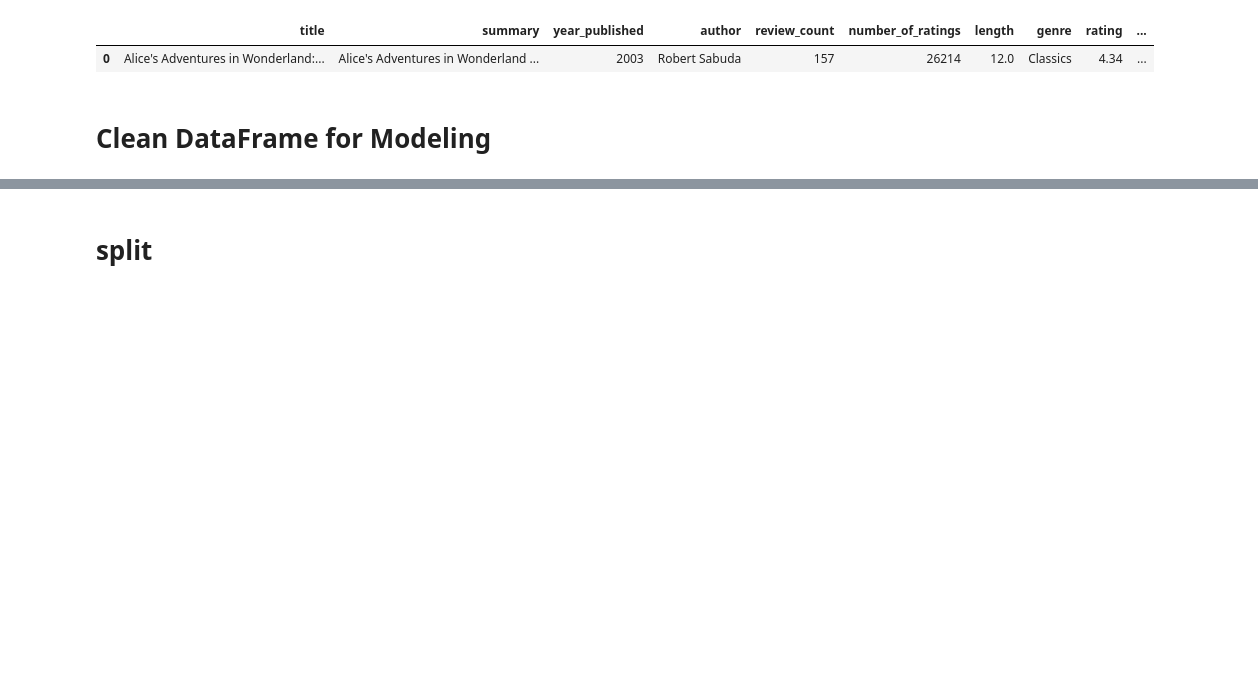
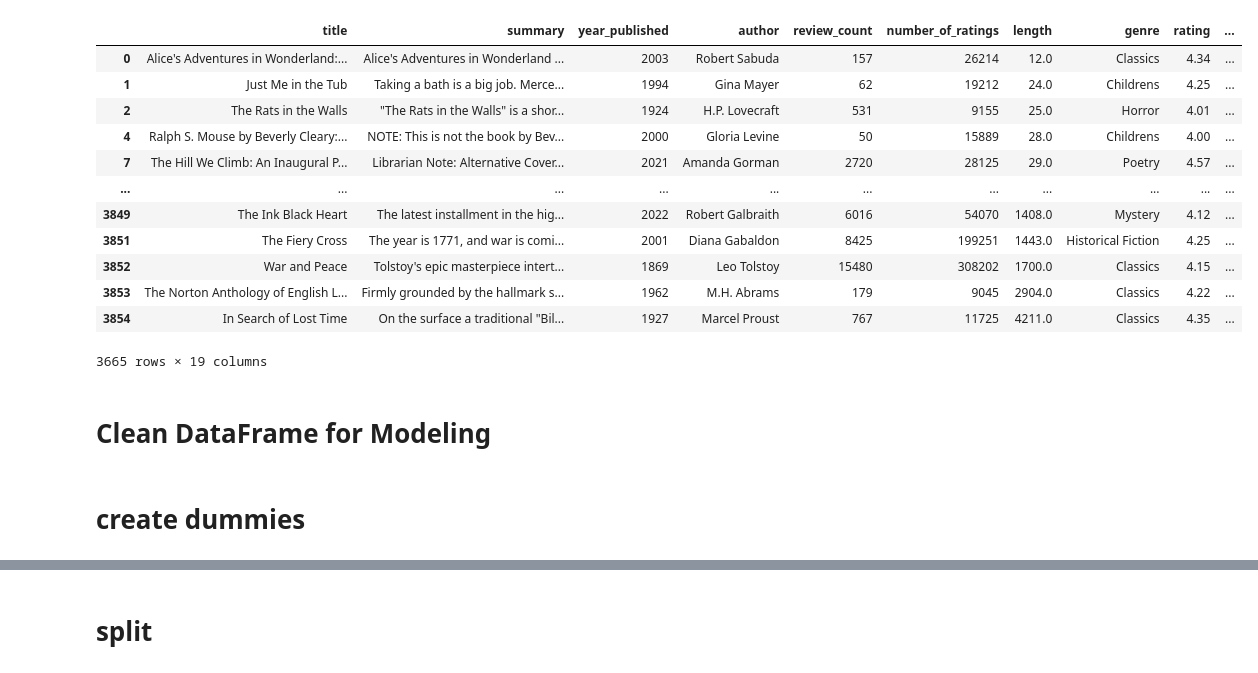
Before and after one commit to Booookkkkkssss/books_main, a Jupyter notebook: navs-folder/modeling.ipynb, the cells around one changed output, grey strips where cells are left out. Saved outputs shown, nothing was run; the diff lists cells and outputs as text; code cells hidden in the pictures; blank space fills up the shorter version.

```diff
--- a/navs-folder/modeling.ipynb
+++ b/navs-folder/modeling.ipynb
@@ -14,13 +14,26 @@ df = pr.prep_data('all_books.csv')
 # %%
 save = df.copy()
 # %%
-save.head(1)
+save
 # %% [output]
 |  | title | summary | year_published | author | review_count | number_of_ratings | length | genre | rating | ... |
 | 0 | Alice's Adventures in Wonderland:... | Alice's Adventures in Wonderland ... | 2003 | Robert Sabuda | 157 | 26214 | 12.0 | Classics | 4.34 | ... |
+| 1 | Just Me in the Tub | Taking a bath is a big job. Merce... | 1994 | Gina Mayer | 62 | 19212 | 24.0 | Childrens | 4.25 | ... |
+| 2 | The Rats in the Walls | "The Rats in the Walls" is a shor... | 1924 | H.P. Lovecraft | 531 | 9155 | 25.0 | Horror | 4.01 | ... |
+| 4 | Ralph S. Mouse by Beverly Cleary:... | NOTE: This is not the book by Bev... | 2000 | Gloria Levine | 50 | 15889 | 28.0 | Childrens | 4.00 | ... |
+| 7 | The Hill We Climb: An Inaugural P... | Librarian Note: Alternative Cover... | 2021 | Amanda Gorman | 2720 | 28125 | 29.0 | Poetry | 4.57 | ... |
+| ... | ... | ... | ... | ... | ... | ... | ... | ... | ... | ... |
+| 3849 | The Ink Black Heart | The latest installment in the hig... | 2022 | Robert Galbraith | 6016 | 54070 | 1408.0 | Mystery | 4.12 | ... |
+| 3851 | The Fiery Cross | The year is 1771, and war is comi... | 2001 | Diana Gabaldon | 8425 | 199251 | 1443.0 | Historical Fiction | 4.25 | ... |
+| 3852 | War and Peace | Tolstoy's epic masterpiece intert... | 1869 | Leo Tolstoy | 15480 | 308202 | 1700.0 | Classics | 4.15 | ... |
+| 3853 | The Norton Anthology of English L... | Firmly grounded by the hallmark s... | 1962 | M.H. Abrams | 179 | 9045 | 2904.0 | Classics | 4.22 | ... |
+| 3854 | In Search of Lost Time | On the surface a traditional "Bil... | 1927 | Marcel Proust | 767 | 11725 | 4211.0 | Classics | 4.35 | ... |
+3665 rows × 19 columns
 # %%
 # df = save
 # %% [markdown]
 # Clean DataFrame for Modeling
 # %%
 df['genre'] = df.genre.astype('object')
+# %% [markdown]
+# create dummies
```
Also changed, not shown: parts of 106 cells of this notebook.
